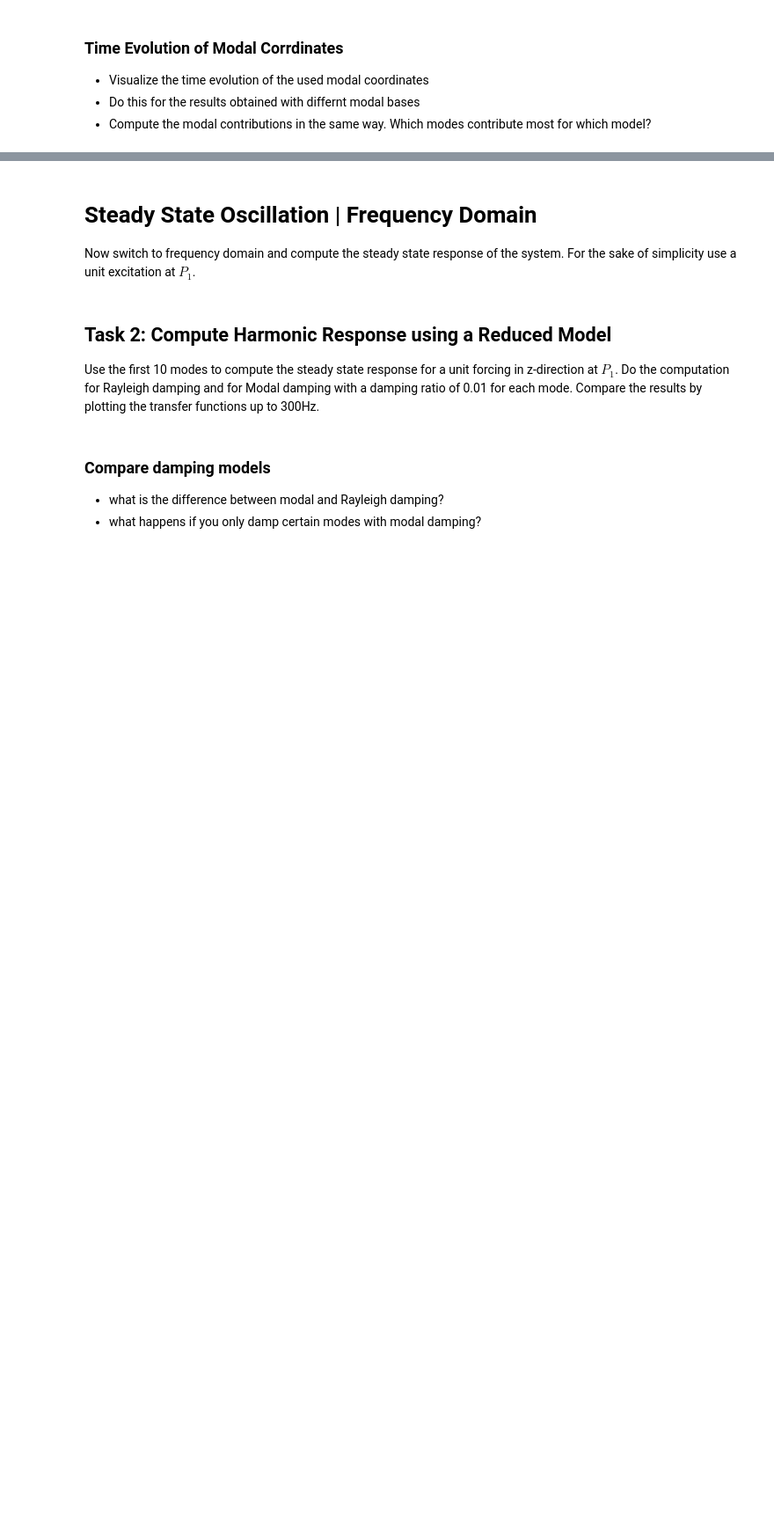
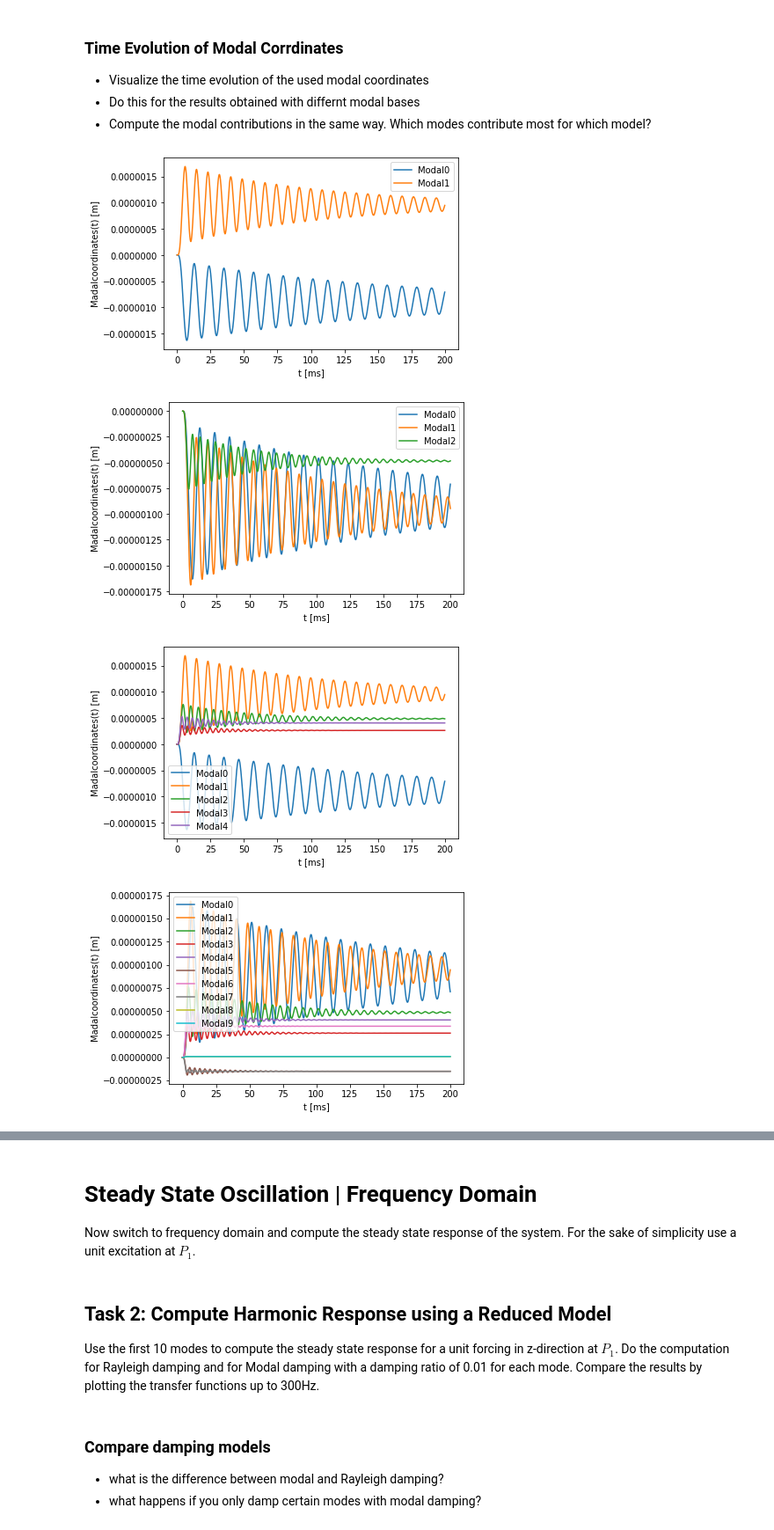
Before and after one commit to phmandl/modalanalyse, a Jupyter notebook: HW3/3_ModalSubspace_coupled_oscillators-tae.ipynb, the cells around one changed output, grey strips where cells are left out. Shown at 88% size. Cells and saved outputs as stored; diff of their text form; code cells hidden in the pictures; blank space fills up the shorter version.

```diff
--- a/HW3/3_ModalSubspace_coupled_oscillators-tae.ipynb
+++ b/HW3/3_ModalSubspace_coupled_oscillators-tae.ipynb
@@ -382,3 +440,14 @@ plot_displacements_timedomain_differentmodes(u_full, time, N1, N2,)
 * Visualize the time evolution of the used modal coordinates
 * Do this for the results obtained with differnt modal bases
 * Compute the modal contributions in the same way. Which modes contribute most for which model?
+# %%
+#Visualizing time evoultion of the modal cooridnates for different modal bsases
+plot_modalcoordinates(uc_modal,time)
+plot_modalcoordinates(uc_mode3,time)
+plot_modalcoordinates(uc_mode5,time)
+plot_modalcoordinates(uc_mode10,time)
+# %% [output]
+[figure, added]
+[figure, added]
+[figure, added]
+[figure, added]
```
Also changed, not shown: parts of 15 cells of this notebook.
